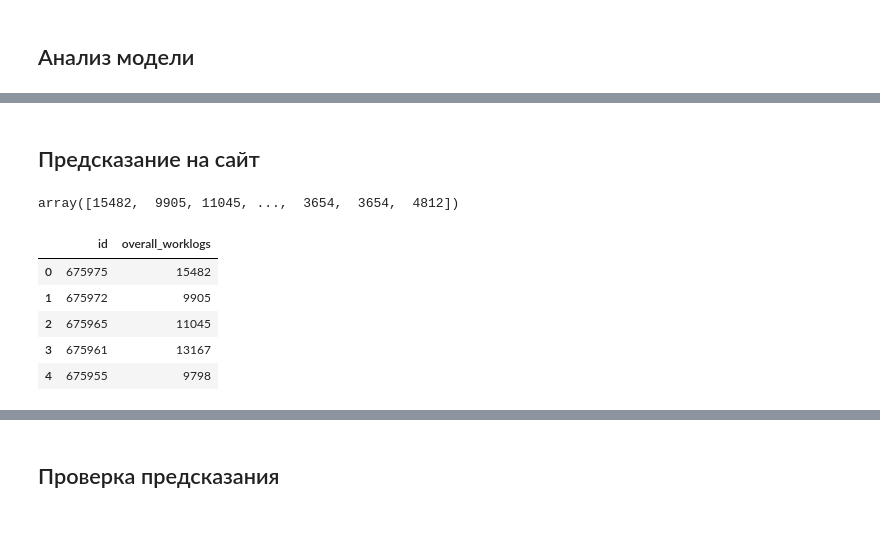
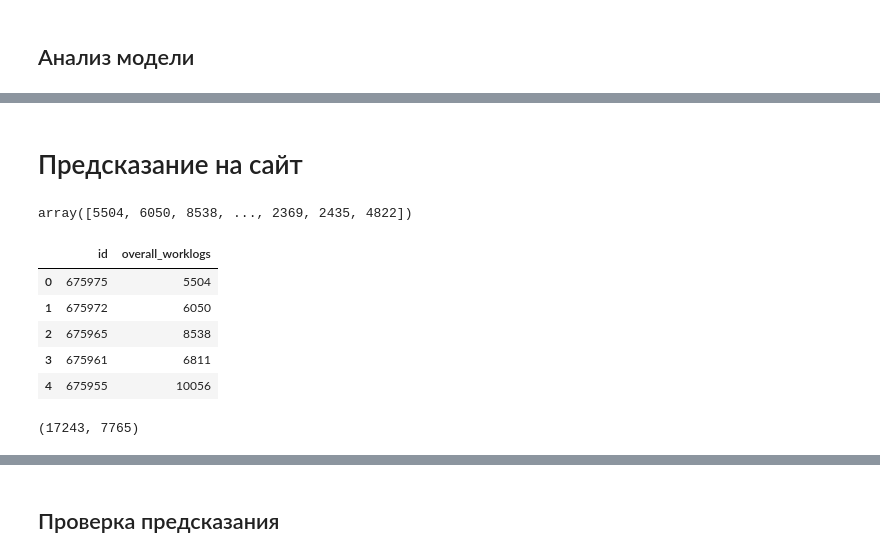
Before and after one commit to TayJen/hackathon_algu2022, a Jupyter notebook: H_ALGU_2022_Advance+.ipynb, the cells around one changed output, grey strips where cells are left out. Saved outputs shown, nothing was run; the diff lists cells and outputs as text; code cells hidden in the pictures; blank space fills up the shorter version.

```diff
--- a/H_ALGU_2022_Advance+.ipynb
+++ b/H_ALGU_2022_Advance+.ipynb
@@ -219,9 +231,3 @@ df_general = pd.merge(df_general, group, on=['project_id', 'assignee_id'], how='
-# %%
-group = df_general[:len_train - 1].groupby(['project_id', 'creator_id']).agg({'log_target': ['mean']})
-group.columns = ['proj_creator_avg_target']
-group.reset_index(inplace=True)
-
-df_general = pd.merge(df_general, group, on=['project_id', 'creator_id'], how='left')
 # %%
 df_general.head()
 # %% [output]
@@ -329,5 +322,10 @@ print(np.mean(scores))
+# %%
+X = df_train.drop(['log_target', 'minute'], axis=1)
+y = df_train[['log_target']].values
 # %%
-model = XGBRegressor(max_depth=7, random_state=59,
+model = XGBRegressor(max_depth=21, random_state=59,
+                     eta=0.009, min_child_weight=2,
+                     subsample=0.75, colsample_bytree=0.75,
                      objective='reg:squarederror',
                      tree_method='gpu_hist')
 model.fit(X, y)
@@ -410,21 +386,29 @@ feature_importance
 # %% [markdown]
-## Предсказание на сайт
+# Предсказание на сайт
 # %%
-X_test = df_test.drop(['minute', 'hour', 'day', 'key_num', 'month'], axis=1)
+X_test = df_test.drop(['minute'], axis=1)
 prediction = model.predict(X_test)
 prediction = np.exp(prediction)
 prediction = np.rint(prediction).astype('int64')
 prediction
 # %% [output]
-array([15482,  9905, 11045, ...,  3654,  3654,  4812])
+array([5504, 6050, 8538, ..., 2369, 2435, 4822])
 # %%
-df_sample = pd.read_csv('./data/sample_solution.csv')
-df_sample.overall_worklogs = prediction
-df_sample.head()
+df_solution = pd.read_csv('./data/sample_solution.csv')
+df_solution.overall_worklogs = prediction
+df_solution.head()
 # %% [output]
 |  | id | overall_worklogs |
-| 0 | 675975 | 15482 |
-| 1 | 675972 | 9905 |
-| 2 | 675965 | 11045 |
-| 3 | 675961 | 13167 |
-| 4 | 675955 | 9798 |
+| 0 | 675975 | 5504 |
+| 1 | 675972 | 6050 |
+| 2 | 675965 | 8538 |
+| 3 | 675961 | 6811 |
+| 4 | 675955 | 10056 |
+# %%
+df = pd.read_csv("./data/train/train_issues.csv")
+
+orig_mean = int(df.overall_worklogs.mean())
+sol_mean = int(df_solution.overall_worklogs.mean())
+orig_mean, sol_mean
+# %% [output]
+(17243, 7765)
```
Also changed, not shown: parts of 26 cells of this notebook.
